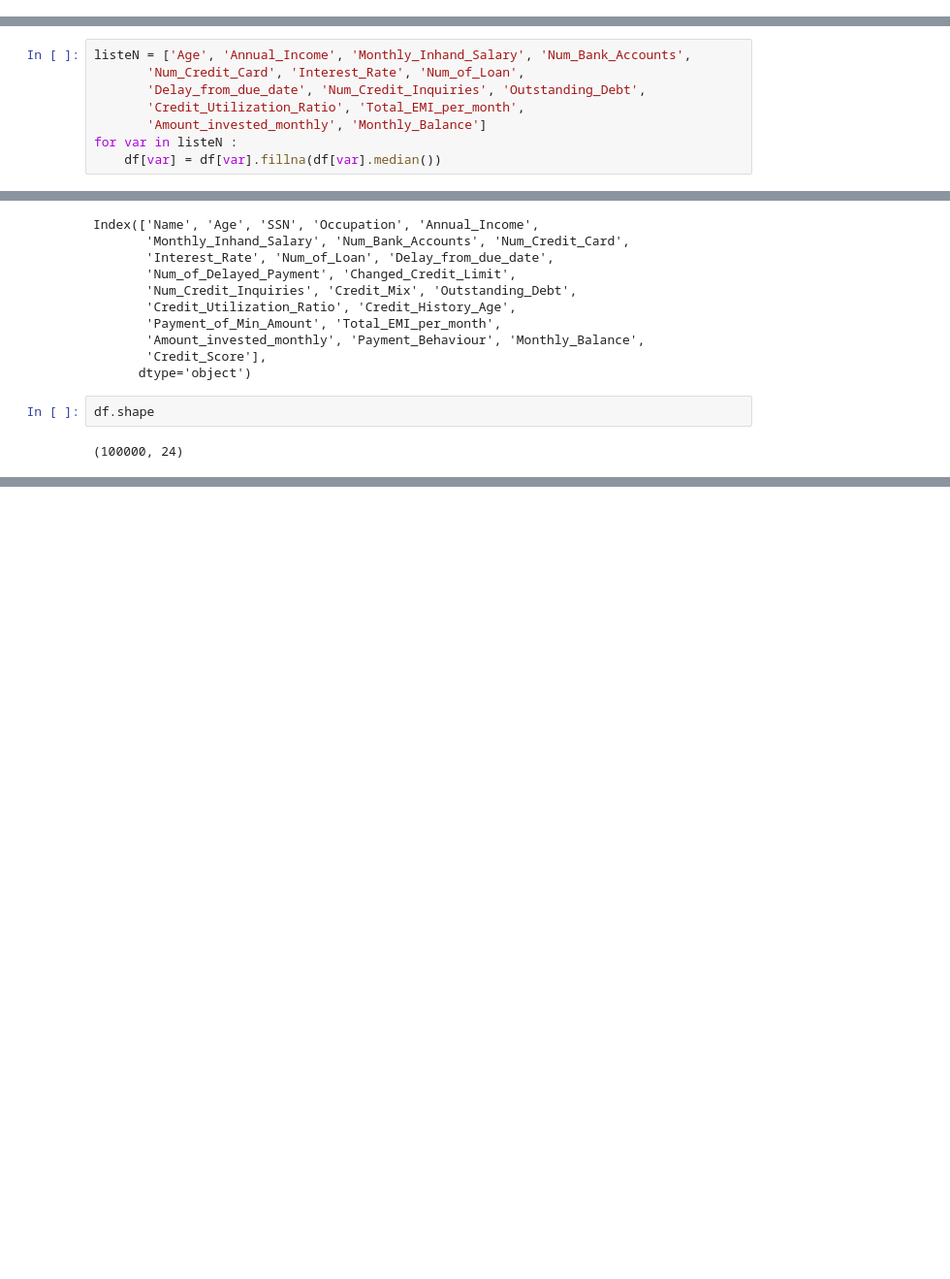
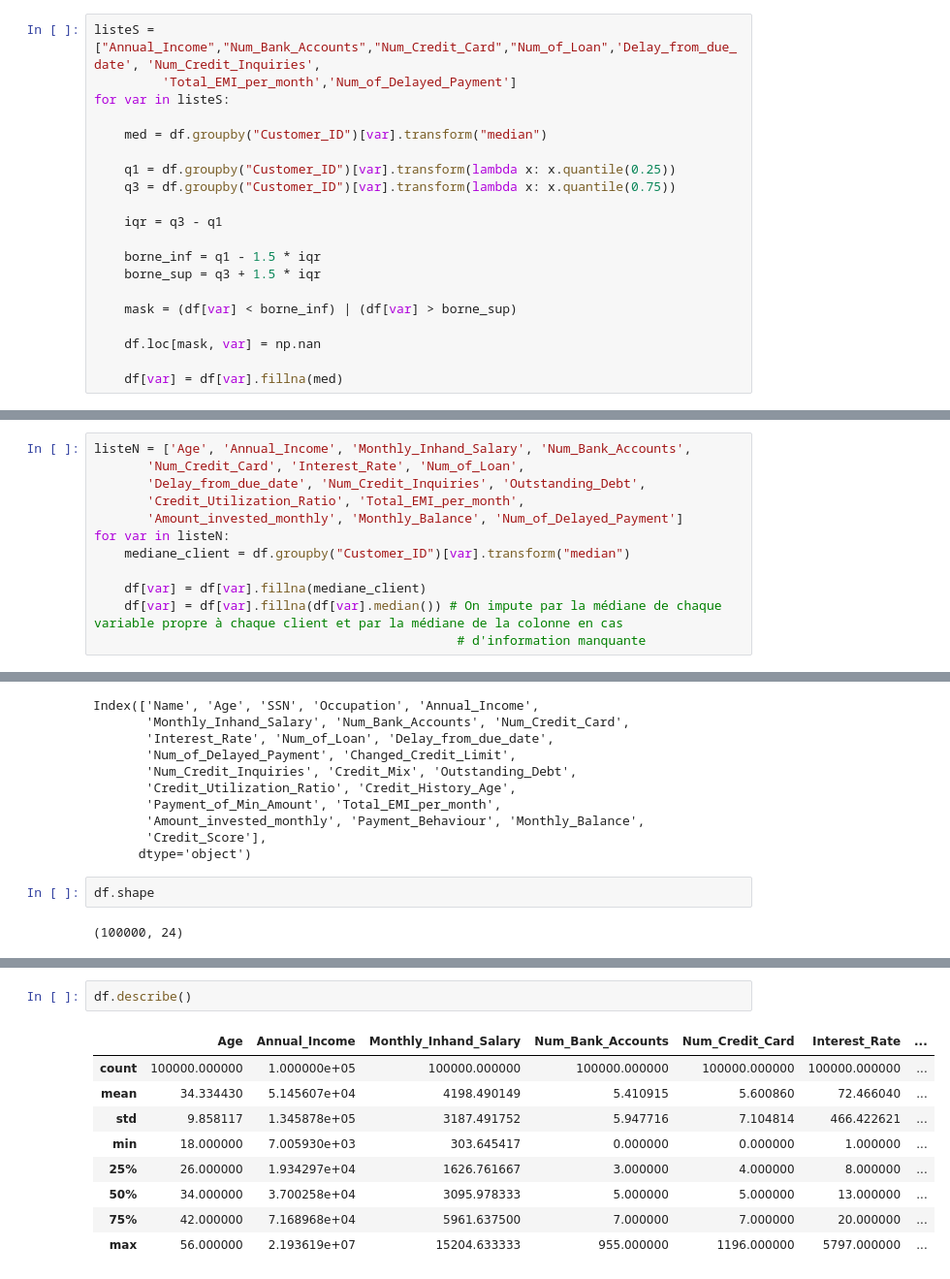
Before and after one commit to mouneced157-ai/novabanque-creditsight-MOUNE-CEDRIC_NINTEDEM-STEVE, a Jupyter notebook: cleaning.ipynb, the cells around one changed output, grey strips where cells are left out. Shown at 97% size. Drawn from its saved outputs; the diff is of its cells as text; blank space fills up the shorter version.

```diff
--- a/cleaning.ipynb
+++ b/cleaning.ipynb
@@ -137,3 +90,23 @@ df[df["Num_Bank_Accounts"]>7]
+# %%
+listeS = ["Annual_Income","Num_Bank_Accounts","Num_Credit_Card","Num_of_Loan",'Delay_from_due_date', 'Num_Credit_Inquiries',
+         'Total_EMI_per_month','Num_of_Delayed_Payment']
+for var in listeS:
+
+    med = df.groupby("Customer_ID")[var].transform("median")
+
+    q1 = df.groupby("Customer_ID")[var].transform(lambda x: x.quantile(0.25))
+    q3 = df.groupby("Customer_ID")[var].transform(lambda x: x.quantile(0.75))
+
+    iqr = q3 - q1
+
+    borne_inf = q1 - 1.5 * iqr
+    borne_sup = q3 + 1.5 * iqr
+
+    mask = (df[var] < borne_inf) | (df[var] > borne_sup)
+
+    df.loc[mask, var] = np.nan
+
+    df[var] = df[var].fillna(med)
 # %% [markdown]
 ## Imputation
 # %%
@@ -143,9 +116,13 @@ listeN = ['Age', 'Annual_Income', 'Monthly_Inhand_Salary', 'Num_Bank_Accounts',
        'Num_Credit_Card', 'Interest_Rate', 'Num_of_Loan',
        'Delay_from_due_date', 'Num_Credit_Inquiries', 'Outstanding_Debt',
        'Credit_Utilization_Ratio', 'Total_EMI_per_month',
-       'Amount_invested_monthly', 'Monthly_Balance']
-for var in listeN :
-    df[var] = df[var].fillna(df[var].median())
+       'Amount_invested_monthly', 'Monthly_Balance', 'Num_of_Delayed_Payment']
+for var in listeN:
+    mediane_client = df.groupby("Customer_ID")[var].transform("median")
+
+    df[var] = df[var].fillna(mediane_client)
+    df[var] = df[var].fillna(df[var].median()) # On impute par la médiane de chaque variable propre à chaque client et par la médiane de la colonne en cas
+                                                # d'information manquante
 # %%
 df.dtypes
 # %% [output]
@@ -324,0 +396,12 @@ df.to_csv("train_clean.csv", index=False)
+# %%
+df.describe()
+# %% [output]
+|  | Age | Annual_Income | Monthly_Inhand_Salary | Num_Bank_Accounts | Num_Credit_Card | Interest_Rate | ... |
+| count | 100000.000000 | 1.000000e+05 | 100000.000000 | 100000.000000 | 100000.000000 | 100000.000000 | ... |
+| mean | 34.334430 | 5.145607e+04 | 4198.490149 | 5.410915 | 5.600860 | 72.466040 | ... |
+| std | 9.858117 | 1.345878e+05 | 3187.491752 | 5.947716 | 7.104814 | 466.422621 | ... |
+| min | 18.000000 | 7.005930e+03 | 303.645417 | 0.000000 | 0.000000 | 1.000000 | ... |
+| 25% | 26.000000 | 1.934297e+04 | 1626.761667 | 3.000000 | 4.000000 | 8.000000 | ... |
+| 50% | 34.000000 | 3.700258e+04 | 3095.978333 | 5.000000 | 5.000000 | 13.000000 | ... |
+| 75% | 42.000000 | 7.168968e+04 | 5961.637500 | 7.000000 | 7.000000 | 20.000000 | ... |
+| max | 56.000000 | 2.193619e+07 | 15204.633333 | 955.000000 | 1196.000000 | 5797.000000 | ... |
```
Also changed, not shown: parts of 31 cells of this notebook, 27 other files.
